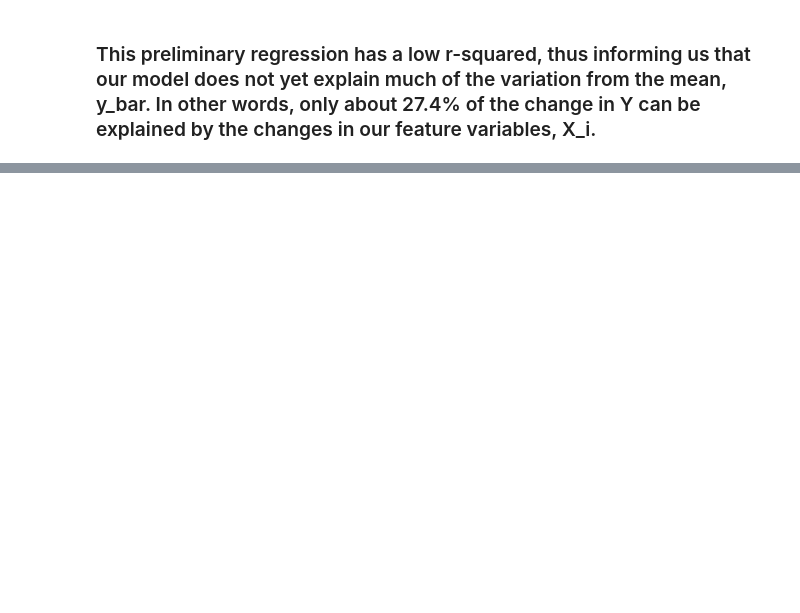
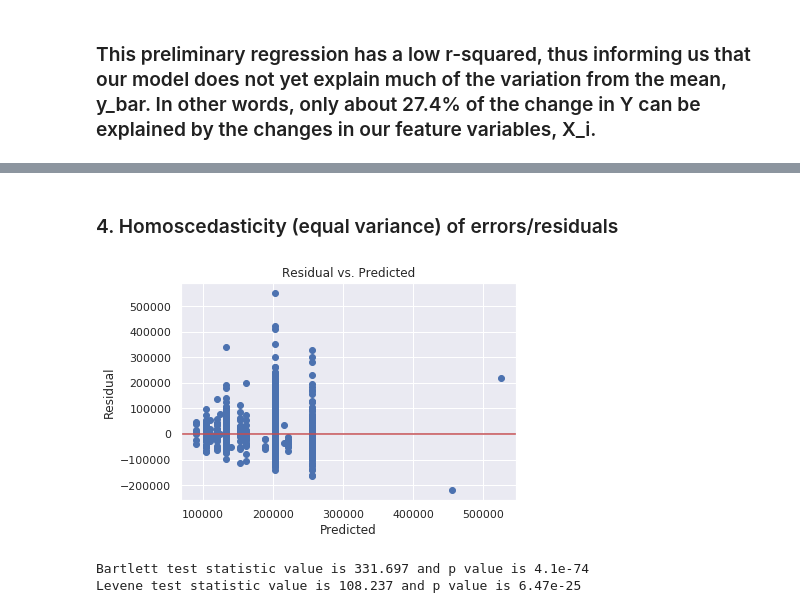
Before and after one commit to Ikwuakor/Thinkful-Assignments, a Jupyter notebook: Predicting House Prices (OLS Linear Regression).ipynb, the cells around one changed output, grey strips where cells are left out. Cells and saved outputs as stored; diff of their text form; code cells hidden in the pictures; blank space fills up the shorter version.

```diff
--- a/Predicting House Prices (OLS Linear Regression).ipynb
+++ b/Predicting House Prices (OLS Linear Regression).ipynb
@@ -235,0 +272,5 @@ strong multicollinearity problems or that the design matrix is singular.
+# %%
+errors = Y - predictions
+
+# Should produce a number very close to zero
+print("Mean of the errors: {}".format(np.mean(errors)))
@@ -235,0 +299,23 @@ strong multicollinearity problems or that the design matrix is singular.
+# %% [markdown]
+### 4. Homoscedasticity (equal variance) of errors/residuals
+# %%
+plt.scatter(predictions, errors)
+plt.xlabel('Predicted')
+plt.ylabel('Residual')
+plt.axhline(y=0, color='r')
+plt.title('Residual vs. Predicted')
+plt.show()
+# %% [output]
+[figure, added]
+# %%
+from scipy.stats import bartlett
+from scipy.stats import levene
+
+bart_stats = bartlett(predictions, errors)
+lev_stats = levene(predictions, errors)
+
+print("Bartlett test statistic value is {0:3g} and p value is {1:.3g}".format(bart_stats[0], bart_stats[1]))
+print("Levene test statistic value is {0:3g} and p value is {1:.3g}".format(lev_stats[0], lev_stats[1]))
+# %% [output]
+Bartlett test statistic value is 331.697 and p value is 4.1e-74
+Levene test statistic value is 108.237 and p value is 6.47e-25
```
Also changed, not shown: parts of 15 cells of this notebook.
